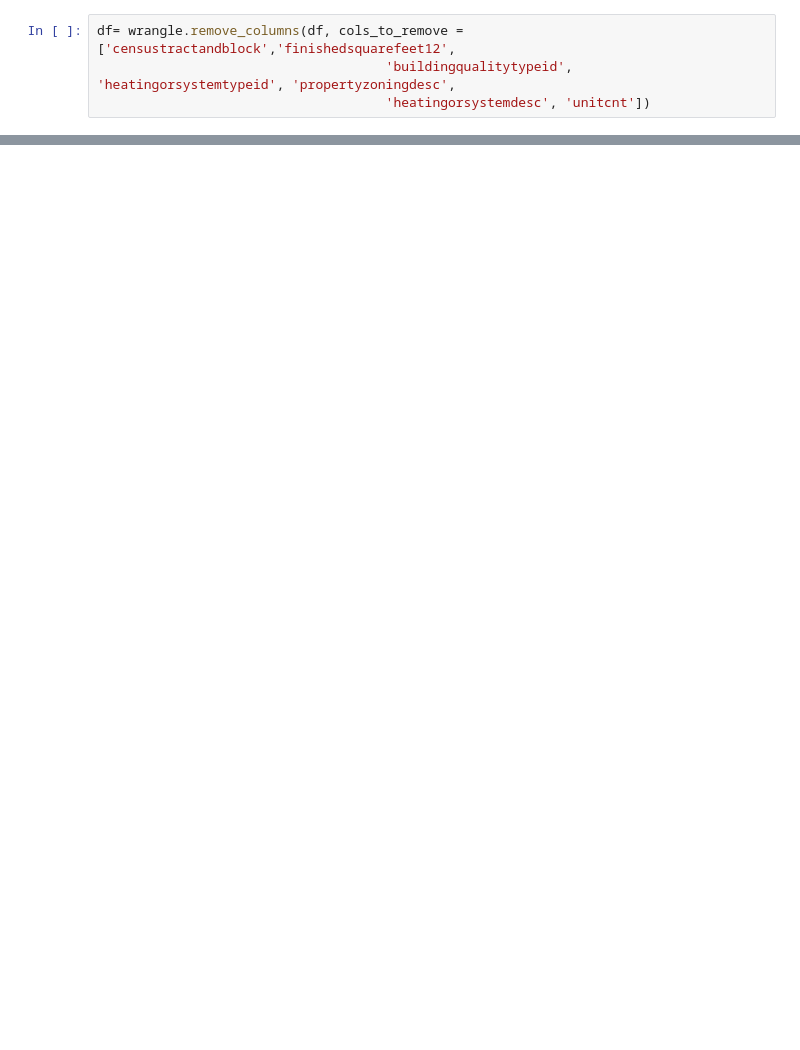
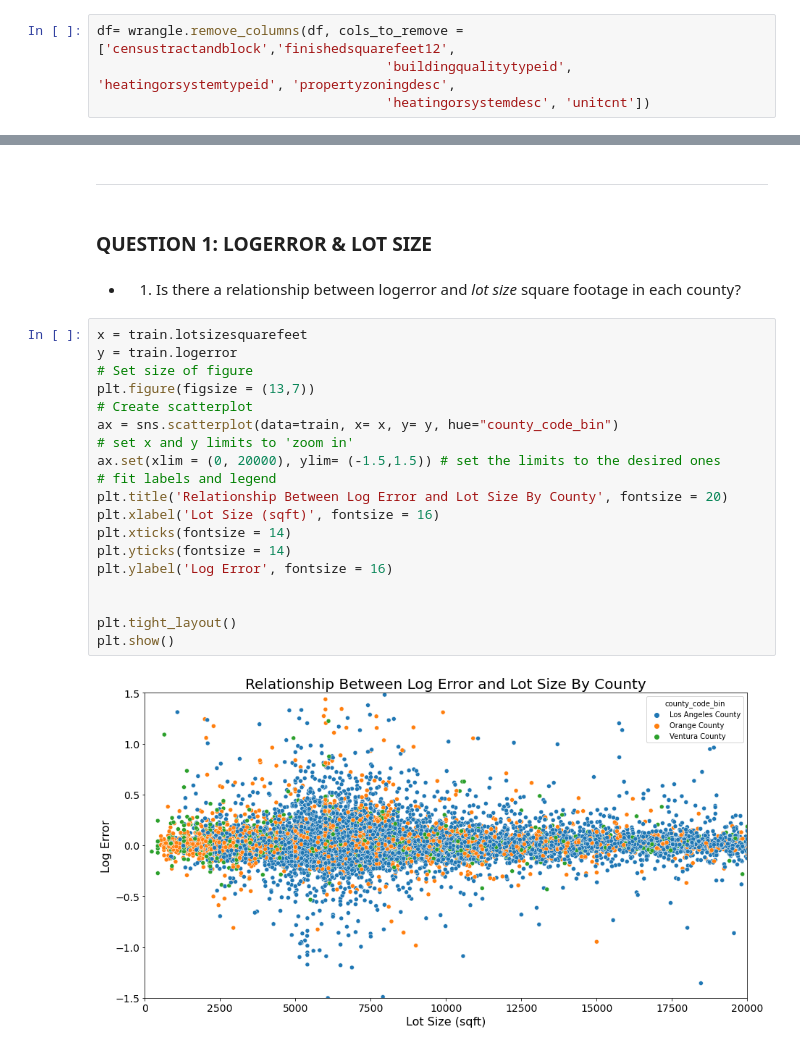
Before and after one commit to rachelrobbinsmayhill/clustering_project, a Jupyter notebook: final_report.ipynb, the cells around one changed output, grey strips where cells are left out. Cells and saved outputs as stored; diff of their text form; blank space fills up the shorter version.

```diff
--- a/final_report.ipynb
+++ b/final_report.ipynb
@@ -146,0 +197,27 @@ df.head().T
+# %% [markdown]
+---
+# %% [markdown]
+### QUESTION 1: LOGERROR & LOT SIZE
+# %% [markdown]
+- 1. Is there a relationship between logerror and *lot size* square footage in each county?
+# %%
+x = train.lotsizesquarefeet
+y = train.logerror
+# Set size of figure
+plt.figure(figsize = (13,7))
+# Create scatterplot
+ax = sns.scatterplot(data=train, x= x, y= y, hue="county_code_bin")
+# set x and y limits to 'zoom in'
+ax.set(xlim = (0, 20000), ylim= (-1.5,1.5)) # set the limits to the desired ones
+# fit labels and legend
+plt.title('Relationship Between Log Error and Lot Size By County', fontsize = 20)
+plt.xlabel('Lot Size (sqft)', fontsize = 16)
+plt.xticks(fontsize = 14)
+plt.yticks(fontsize = 14)
+plt.ylabel('Log Error', fontsize = 16)
+
+
+plt.tight_layout()
+plt.show()
+# %% [output]
+[figure, added]
```
Also changed, not shown: parts of 41 cells of this notebook.
